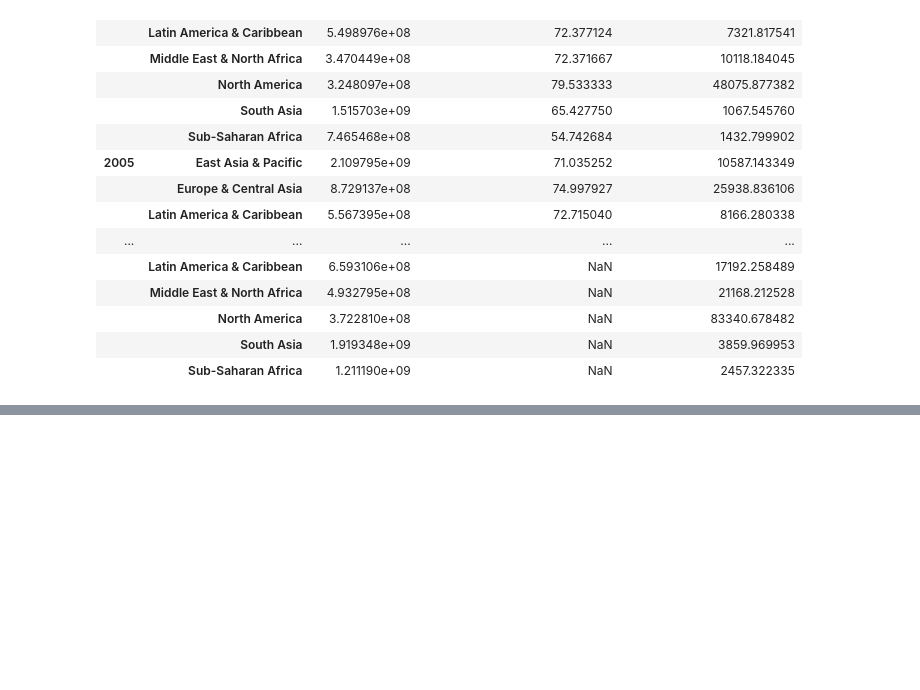
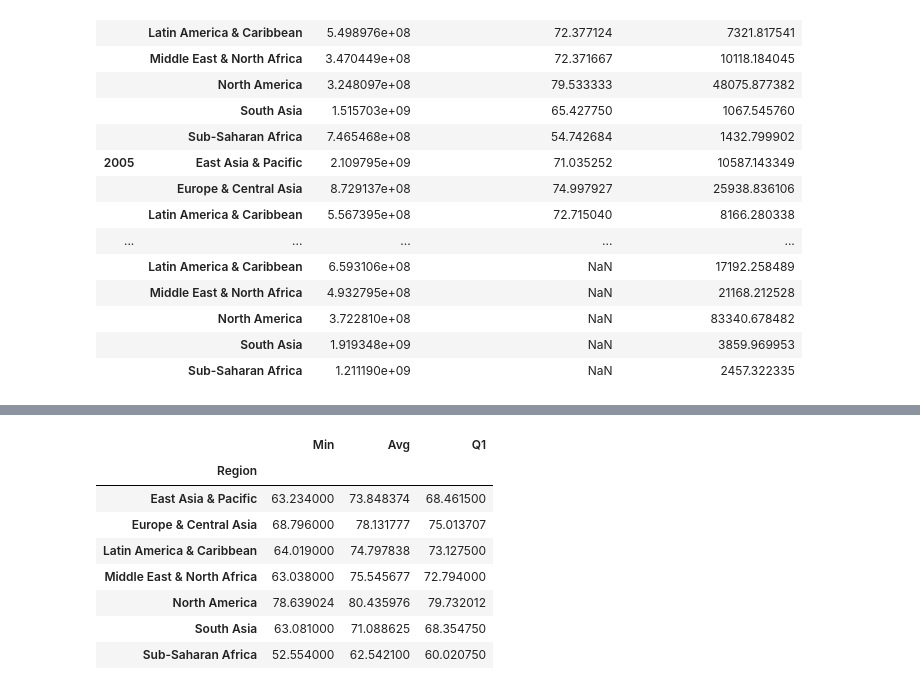
Before and after one commit to tsnow2010/umbc_data690_fall2024, a Jupyter notebook: Assignments/Assignment_5_1.ipynb, the cells around one changed output, grey strips where cells are left out. Drawn from its saved outputs; the diff is of its cells as text; code cells hidden in the pictures; blank space fills up the shorter version.

```diff
--- a/Assignments/Assignment_5_1.ipynb
+++ b/Assignments/Assignment_5_1.ipynb
@@ -429,0 +458,23 @@ melt_ex
+# %%
+
+# Change the column names
+df_2018 = df[df['Year']==2018].groupby('Region').aggregate(
+    Minimum=('Life expectancy at birth, total (years)', 'min'),
+    Average=('Life expectancy at birth, total (years)', 'mean'),
+    Q1=('Life expectancy at birth, total (years)', lambda x: x.quantile(.25))
+)
+
+
+# Change again!
+df_2018.rename(columns={"Minimum":'Min','Average':'Avg'}, inplace=True)
+df_2018
+# %% [output]
+|  | Min | Avg | Q1 |
+| Region |  |  |  |
+| East Asia & Pacific | 63.234000 | 73.848374 | 68.461500 |
+| Europe & Central Asia | 68.796000 | 78.131777 | 75.013707 |
+| Latin America & Caribbean | 64.019000 | 74.797838 | 73.127500 |
+| Middle East & North Africa | 63.038000 | 75.545677 | 72.794000 |
+| North America | 78.639024 | 80.435976 | 79.732012 |
+| South Asia | 63.081000 | 71.088625 | 68.354750 |
+| Sub-Saharan Africa | 52.554000 | 62.542100 | 60.020750 |
```
Also changed, not shown: parts of 6 cells of this notebook.
